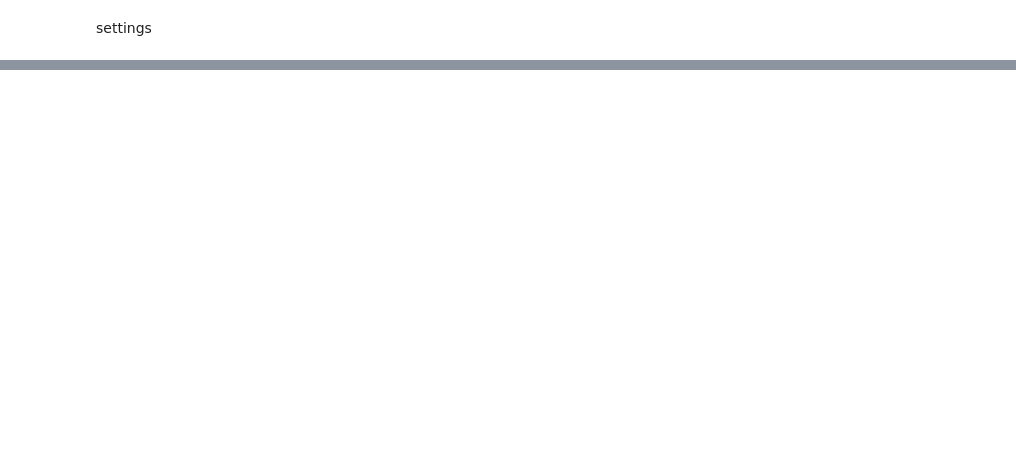
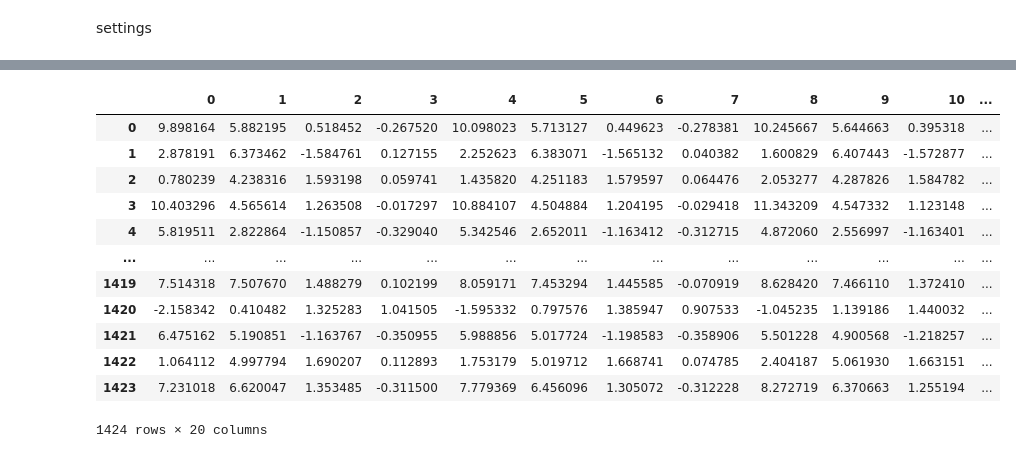
Before and after one commit to linsea94/motion_prediction, a Jupyter notebook: script/train_tf.ipynb, the cells around one changed output, grey strips where cells are left out. Saved outputs shown, nothing was run; the diff lists cells and outputs as text; code cells hidden in the pictures; blank space fills up the shorter version.

```diff
--- a/script/train_tf.ipynb
+++ b/script/train_tf.ipynb
@@ -180,11 +190,16 @@ cfg.output_shape = Y_train.shape
 ped_input = keras.Input(shape=( 1, 4), name= 'ped')
 ped_features = LSTM(32)(ped_input)
 
-ag_input = keras.Input(shape=( 1, 72), name= 'ag')
-ag_features = Dense(128)(ag_input)
-ag_features = LSTM(128)(ag_features)
+# ag_input = keras.Input(shape=( 1, 72), name= 'ag')
+# ag_features = Dense(128)(ag_input)
+# ag_features = LSTM(128)(ag_features)
 
-x = concatenate([ ped_features, ag_features], axis=-1)
+# map_input = keras.Input(shape=( map_size, map_size), name= 'map')
+# map_features = Dense(64)(map_input)
+# map_features = LSTM(256)(map_features)
+
+# x = concatenate([ ped_features, ag_features, map_features], axis=-1)
+x = concatenate([ ped_features], axis=-1)
 x = tf.expand_dims(x,axis=1)
 x = LSTM(160)(x)
 
@@ -193,7 +208,8 @@ x = Dense(128, activation="linear")(x)
 
 ped_pred = Dense(20, name='ped_pred')(x)
 
-model = keras.Model(inputs = [ped_input, ag_input],
+# model = keras.Model(inputs = [ped_input, ag_input, map_input],
+model = keras.Model(inputs = [ped_input],
                     outputs = [ped_pred],
 )
 model.compile(
@@ -206,13 +242,15 @@ keras.utils.plot_model(model, "multi_input_and_output_model.png", show_shapes=Tr
 # %%
 ped_data = X_train
 ag_data = AG_train
+map_data = Map_train
 ped_pred_data = Y_train
 
-
 model.fit(
-  {'ped': ped_data,'ag': ag_data},
+  # {'ped': ped_data,'ag': ag_data, 'map': map_data},
+  {'ped': ped_data},
   {'ped_pred': ped_pred_data},
-  epochs = 50,
-  batch_size = 16,
+  epochs = epochs,
+  batch_size = batch_size,
   validation_split=0.2,
+  callbacks = [callBack]
 )
@@ -219,3 +276,5 @@ model.fit(
 # %%
-preds = model.predict([X_test, AG_test])
-loss_metrics = model.evaluate([X_test, AG_test], Y_test)
+# preds = model.predict([X_test, AG_test, Map_test])
+# loss_metrics = model.evaluate([X_test, AG_test, Map_test], Y_test)
+preds = model.predict([X_test])
+loss_metrics = model.evaluate([X_test], Y_test)
@@ -260,0 +318,16 @@ wandb.finish()
+# %%
+preds
+# %% [output]
+|  | 0 | 1 | 2 | 3 | 4 | 5 | 6 | 7 | 8 | 9 | 10 | ... |
+| 0 | 9.898164 | 5.882195 | 0.518452 | -0.267520 | 10.098023 | 5.713127 | 0.449623 | -0.278381 | 10.245667 | 5.644663 | 0.395318 | ... |
+| 1 | 2.878191 | 6.373462 | -1.584761 | 0.127155 | 2.252623 | 6.383071 | -1.565132 | 0.040382 | 1.600829 | 6.407443 | -1.572877 | ... |
+| 2 | 0.780239 | 4.238316 | 1.593198 | 0.059741 | 1.435820 | 4.251183 | 1.579597 | 0.064476 | 2.053277 | 4.287826 | 1.584782 | ... |
+| 3 | 10.403296 | 4.565614 | 1.263508 | -0.017297 | 10.884107 | 4.504884 | 1.204195 | -0.029418 | 11.343209 | 4.547332 | 1.123148 | ... |
+| 4 | 5.819511 | 2.822864 | -1.150857 | -0.329040 | 5.342546 | 2.652011 | -1.163412 | -0.312715 | 4.872060 | 2.556997 | -1.163401 | ... |
+| ... | ... | ... | ... | ... | ... | ... | ... | ... | ... | ... | ... | ... |
+| 1419 | 7.514318 | 7.507670 | 1.488279 | 0.102199 | 8.059171 | 7.453294 | 1.445585 | -0.070919 | 8.628420 | 7.466110 | 1.372410 | ... |
+| 1420 | -2.158342 | 0.410482 | 1.325283 | 1.041505 | -1.595332 | 0.797576 | 1.385947 | 0.907533 | -1.045235 | 1.139186 | 1.440032 | ... |
+| 1421 | 6.475162 | 5.190851 | -1.163767 | -0.350955 | 5.988856 | 5.017724 | -1.198583 | -0.358906 | 5.501228 | 4.900568 | -1.218257 | ... |
+| 1422 | 1.064112 | 4.997794 | 1.690207 | 0.112893 | 1.753179 | 5.019712 | 1.668741 | 0.074785 | 2.404187 | 5.061930 | 1.663151 | ... |
+| 1423 | 7.231018 | 6.620047 | 1.353485 | -0.311500 | 7.779369 | 6.456096 | 1.305072 | -0.312228 | 8.272719 | 6.370663 | 1.255194 | ... |
+1424 rows × 20 columns
```
Also changed, not shown: parts of 22 cells of this notebook, 5 other files.
